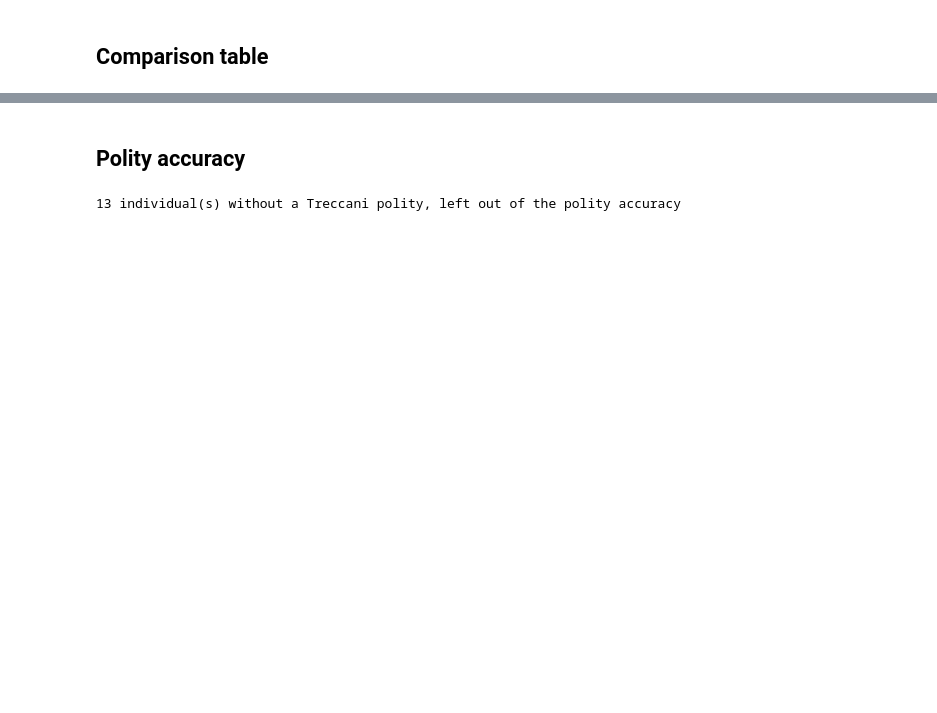
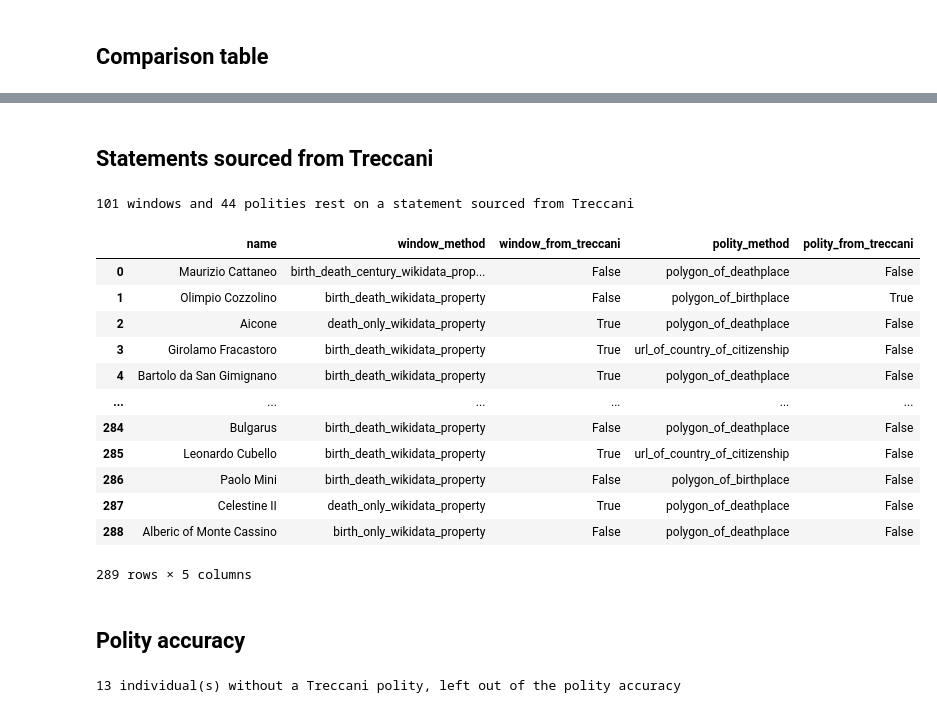
Before and after one commit to charlesdedampierre/cultura_database, a Jupyter notebook: notebooks/13_treccani_validation.ipynb, the cells around one changed output, grey strips where cells are left out. Cells and saved outputs as stored; diff of their text form; code cells hidden in the pictures; blank space fills up the shorter version.

```diff
--- a/notebooks/13_treccani_validation.ipynb
+++ b/notebooks/13_treccani_validation.ipynb
@@ -133,3 +140,34 @@ comparison
+# %% [markdown]
+## Statements sourced from Treccani
+# %%
+treccani_sourced = {(s["qid"], s["pid"]) for s in json.loads(REFERENCES.read_text()) if s["status"] == "treccani"}
+
+
+def statements_used(method, rules):
+    method = method if isinstance(method, str) else ""
+    key = next((prefix for prefix in rules if method.startswith(prefix) or method.endswith(prefix)), None)
+    return rules.get(key, [])
+
+
+comparison["window_from_treccani"] = [any((qid, pid) in treccani_sourced for pid in statements_used(method, WINDOW_STATEMENTS)) for qid, method in zip(comparison["qid"], comparison["window_method"])]
+comparison["polity_from_treccani"] = [any((qid, pid) in treccani_sourced for pid in statements_used(method, POLITY_STATEMENTS)) for qid, method in zip(comparison["qid"], comparison["polity_method"])]
+print(comparison["window_from_treccani"].sum(), "windows and", comparison["polity_from_treccani"].sum(), "polities rest on a statement sourced from Treccani")
+comparison[["name", "window_method", "window_from_treccani", "polity_method", "polity_from_treccani"]]
+# %% [output]
+101 windows and 44 polities rest on a statement sourced from Treccani
+|  | name | window_method | window_from_treccani | polity_method | polity_from_treccani |
+| 0 | Maurizio Cattaneo | birth_death_century_wikidata_prop... | False | polygon_of_deathplace | False |
+| 1 | Olimpio Cozzolino | birth_death_wikidata_property | False | polygon_of_birthplace | True |
+| 2 | Aicone | death_only_wikidata_property | True | polygon_of_deathplace | False |
+| 3 | Girolamo Fracastoro | birth_death_wikidata_property | True | url_of_country_of_citizenship | False |
+| 4 | Bartolo da San Gimignano | birth_death_wikidata_property | True | polygon_of_deathplace | False |
+| ... | ... | ... | ... | ... | ... |
+| 284 | Bulgarus | birth_death_wikidata_property | False | polygon_of_deathplace | False |
+| 285 | Leonardo Cubello | birth_death_wikidata_property | True | url_of_country_of_citizenship | False |
+| 286 | Paolo Mini | birth_death_wikidata_property | False | polygon_of_birthplace | False |
+| 287 | Celestine II | death_only_wikidata_property | True | polygon_of_deathplace | False |
+| 288 | Alberic of Monte Cassino | birth_only_wikidata_property | False | polygon_of_deathplace | False |
+289 rows × 5 columns
 # %% [markdown]
 ## Polity accuracy
 # %%
```
Also changed, not shown: parts of 5 cells of this notebook, 1 other file.
